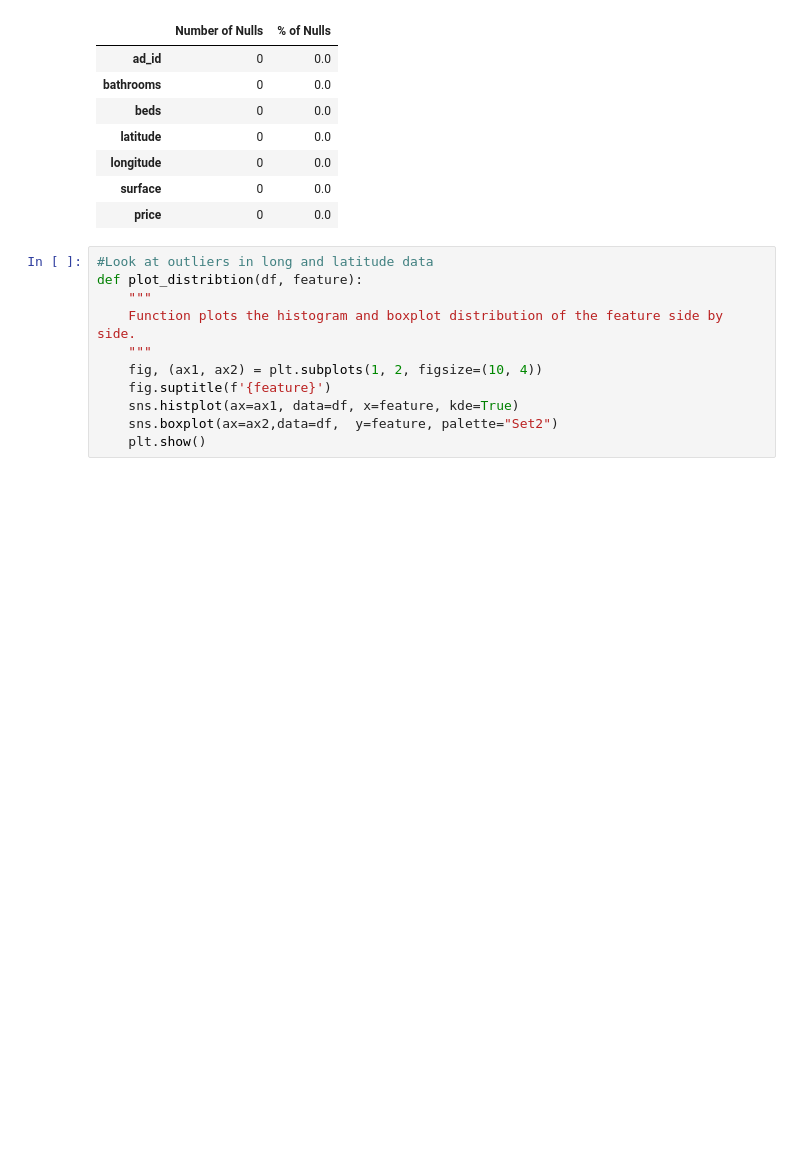
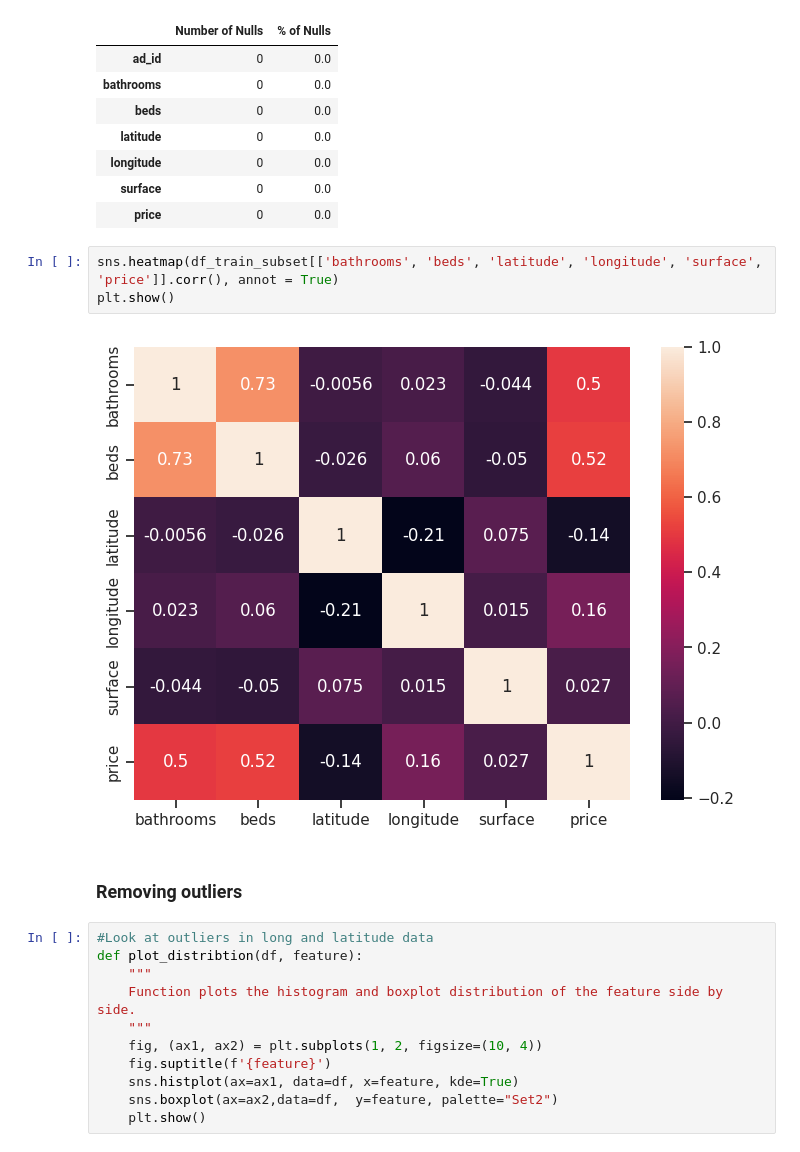
Before and after one commit to comaraDOTcom/ml-applications, a Jupyter notebook: Etivity2/ET5003_Etivity2_CONOROMARA_20151845.ipynb, the cells around one changed output. Drawn from its saved outputs; the diff is of its cells as text; blank space fills up the shorter version.

```diff
--- a/Etivity2/ET5003_Etivity2_CONOROMARA_20151845.ipynb
+++ b/Etivity2/ET5003_Etivity2_CONOROMARA_20151845.ipynb
@@ -175,6 +181,14 @@ show_nulls(df_train_subset)
 | longitude | 0 | 0.0 |
 | surface | 0 | 0.0 |
 | price | 0 | 0.0 |
+# %%
+sns.heatmap(df_train_subset[['bathrooms', 'beds', 'latitude', 'longitude', 'surface', 'price']].corr(), annot = True)
+plt.show()
+# %% [output]
+[figure, added]
+# %% [markdown]
+<a name="outliers"></a>
+### Removing outliers
 # %%
 #Look at outliers in long and latitude data
 def plot_distribtion(df, feature):
```
Also changed, not shown: parts of 22 cells of this notebook.
